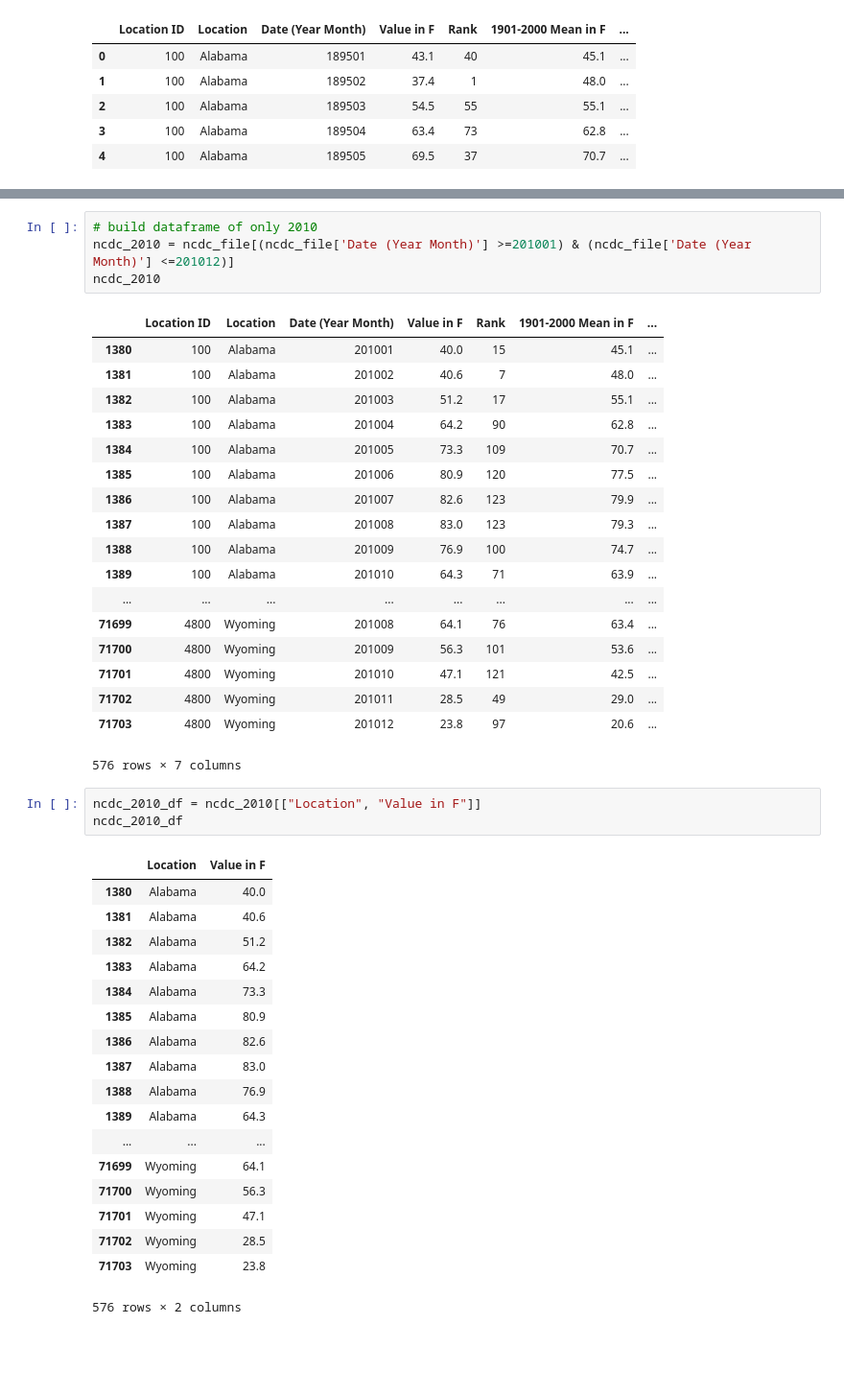
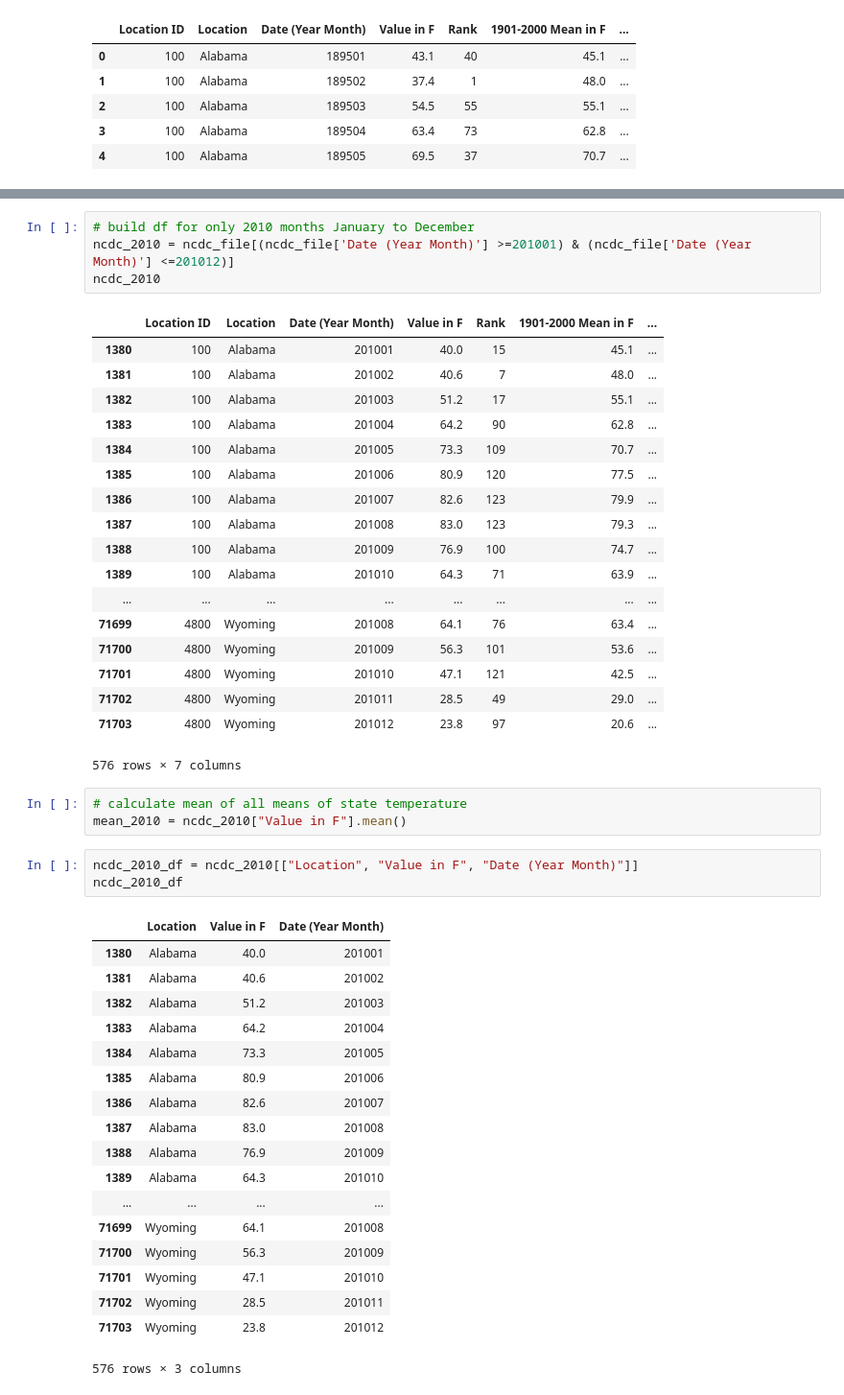
Before and after one commit to HenaVen/SMU_Pro1_Team4_repo, a Jupyter notebook: Weather_Data_NCDC_Year.ipynb, the cells around one changed output, grey strips where cells are left out. Shown at 96% size. Saved outputs shown, nothing was run; the diff lists cells and outputs as text; blank space fills up the shorter version.

```diff
--- a/Weather_Data_NCDC_Year.ipynb
+++ b/Weather_Data_NCDC_Year.ipynb
@@ -33,7 +33,7 @@ Anomaly (1901-2000 base period)    71808 non-null float64
 dtypes: float64(3), int64(3), object(1)
 memory usage: 3.8+ MB
 # %%
-# build dataframe of only 2010
+# build df for only 2010 months January to December
 ncdc_2010 = ncdc_file[(ncdc_file['Date (Year Month)'] >=201001) & (ncdc_file['Date (Year Month)'] <=201012)]
 ncdc_2010
 # %% [output]
@@ -55,26 +55,29 @@ ncdc_2010
 | 71702 | 4800 | Wyoming | 201011 | 28.5 | 49 | 29.0 | ... |
 | 71703 | 4800 | Wyoming | 201012 | 23.8 | 97 | 20.6 | ... |
 576 rows × 7 columns
+# %%
+# calculate mean of all means of state temperature
+mean_2010 = ncdc_2010["Value in F"].mean()
 # %%
-ncdc_2010_df = ncdc_2010[["Location", "Value in F"]]
+ncdc_2010_df = ncdc_2010[["Location", "Value in F", "Date (Year Month)"]]
 ncdc_2010_df
 # %% [output]
-|  | Location | Value in F |
-| 1380 | Alabama | 40.0 |
-| 1381 | Alabama | 40.6 |
-| 1382 | Alabama | 51.2 |
-| 1383 | Alabama | 64.2 |
-| 1384 | Alabama | 73.3 |
-| 1385 | Alabama | 80.9 |
-| 1386 | Alabama | 82.6 |
-| 1387 | Alabama | 83.0 |
-| 1388 | Alabama | 76.9 |
-| 1389 | Alabama | 64.3 |
-| ... | ... | ... |
-| 71699 | Wyoming | 64.1 |
-| 71700 | Wyoming | 56.3 |
-| 71701 | Wyoming | 47.1 |
-| 71702 | Wyoming | 28.5 |
-| 71703 | Wyoming | 23.8 |
+|  | Location | Value in F | Date (Year Month) |
+| 1380 | Alabama | 40.0 | 201001 |
+| 1381 | Alabama | 40.6 | 201002 |
+| 1382 | Alabama | 51.2 | 201003 |
+| 1383 | Alabama | 64.2 | 201004 |
+| 1384 | Alabama | 73.3 | 201005 |
+| 1385 | Alabama | 80.9 | 201006 |
+| 1386 | Alabama | 82.6 | 201007 |
+| 1387 | Alabama | 83.0 | 201008 |
+| 1388 | Alabama | 76.9 | 201009 |
+| 1389 | Alabama | 64.3 | 201010 |
+| ... | ... | ... | ... |
+| 71699 | Wyoming | 64.1 | 201008 |
+| 71700 | Wyoming | 56.3 | 201009 |
+| 71701 | Wyoming | 47.1 | 201010 |
+| 71702 | Wyoming | 28.5 | 201011 |
+| 71703 | Wyoming | 23.8 | 201012 |
-576 rows × 2 columns
+576 rows × 3 columns
 # %%
```
Also changed, not shown: parts of 8 cells of this notebook, 4 other files.
